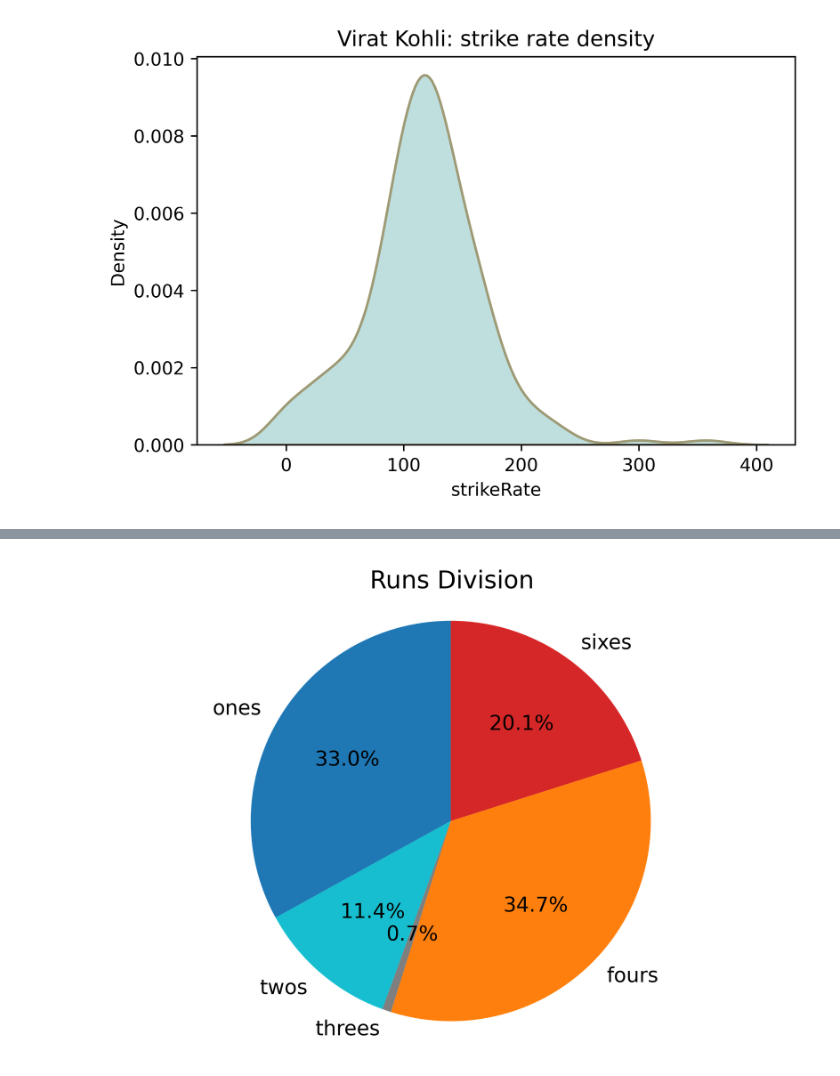
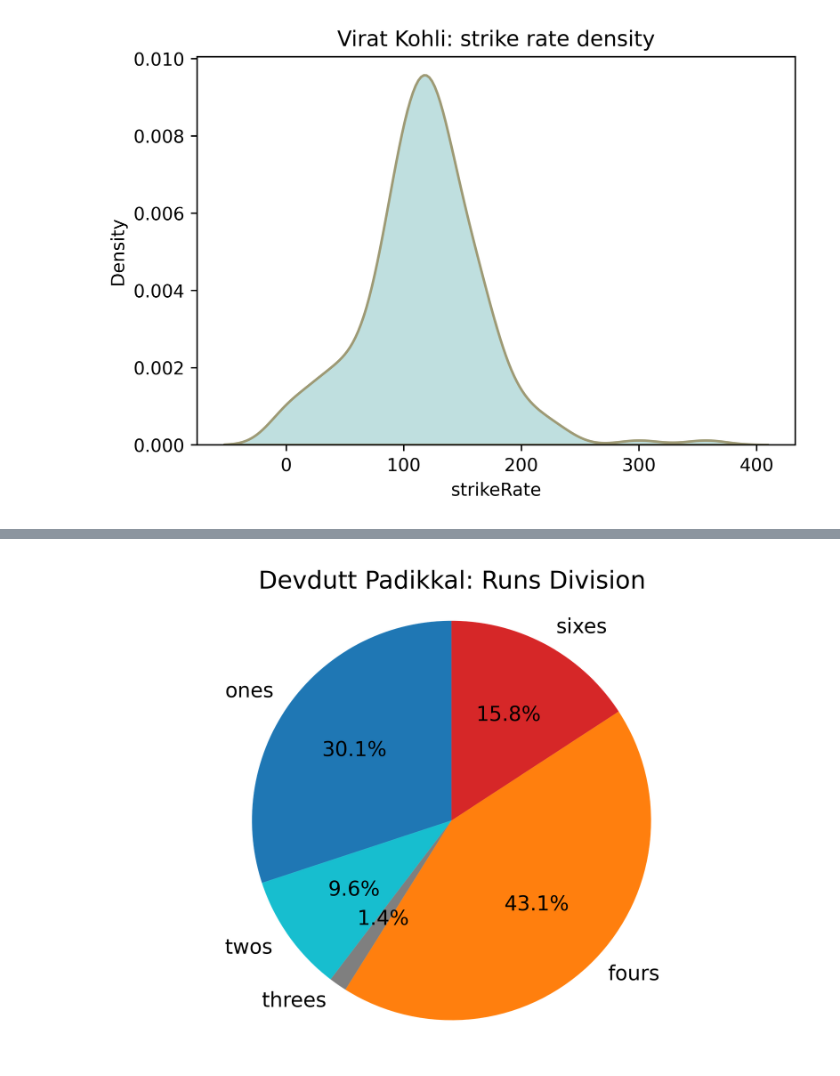
Before and after one commit to RohitRanjangit/IPlDataAnalysis, a Jupyter notebook: src/batsman.ipynb, the cells around one changed output, grey strips where cells are left out. Cells and saved outputs as stored; diff of their text form; code cells hidden in the pictures.

```diff
--- a/src/batsman.ipynb
+++ b/src/batsman.ipynb
@@ -80,32 +80,32 @@ FixedFormatter should only be used together with FixedLocator
 # %%
 def bastmen_run_division(batsman):
     runs_per_ball = season_details_df[season_details_df['batsman1_name'] == batsman]
     runs_per_ball = runs_per_ball[runs_per_ball['isWide'] == False]
     runs_per_ball = runs_per_ball[runs_per_ball['isNoball'] == False]
     runs_per_ball = runs_per_ball['runs']
     runs_per_ball = list(runs_per_ball)
     runs_per_ball = [int(i) for i in runs_per_ball]
     runs_per_ball = np.array(runs_per_ball)
     # find frequency of each run
     runs_per_ball_freq = np.bincount(runs_per_ball)
     runs_per_division = [i*runs_per_ball_freq[i] for i in [1,2,3,4,6]]
     runs_per_division = np.array(runs_per_division)
     runs_per_division = runs_per_division * 100 / runs_per_division.sum()
     # take round 2 decimal
     runs_per_division = np.round(runs_per_division, 2)
     # plot
     explode = (0, 0, 0, 0.1, 0.1)  # only "explode" the 2nd slice (i.e. 'Hogs')
     labels = ['ones','twos','threes','fours', 'sixes']
     colors = ['tab:blue', 'tab:cyan', 'tab:gray', 'tab:orange', 'tab:red']
     fig1, ax = plt.subplots()
     ax.pie(runs_per_division, labels=labels, autopct='%1.1f%%',
             shadow=False, startangle=90, colors = colors)
     ax.axis('equal')
 
 
-    ax.set_title('Runs Division')
+    ax.set_title('{}: Runs Division'.format(batsman))
     plt.show()
 
-bastmen_run_division('Virat Kohli')
+bastmen_run_division('Devdutt Padikkal')
 # %% [output]
-[figure, old version]
+[figure, new version]
```
